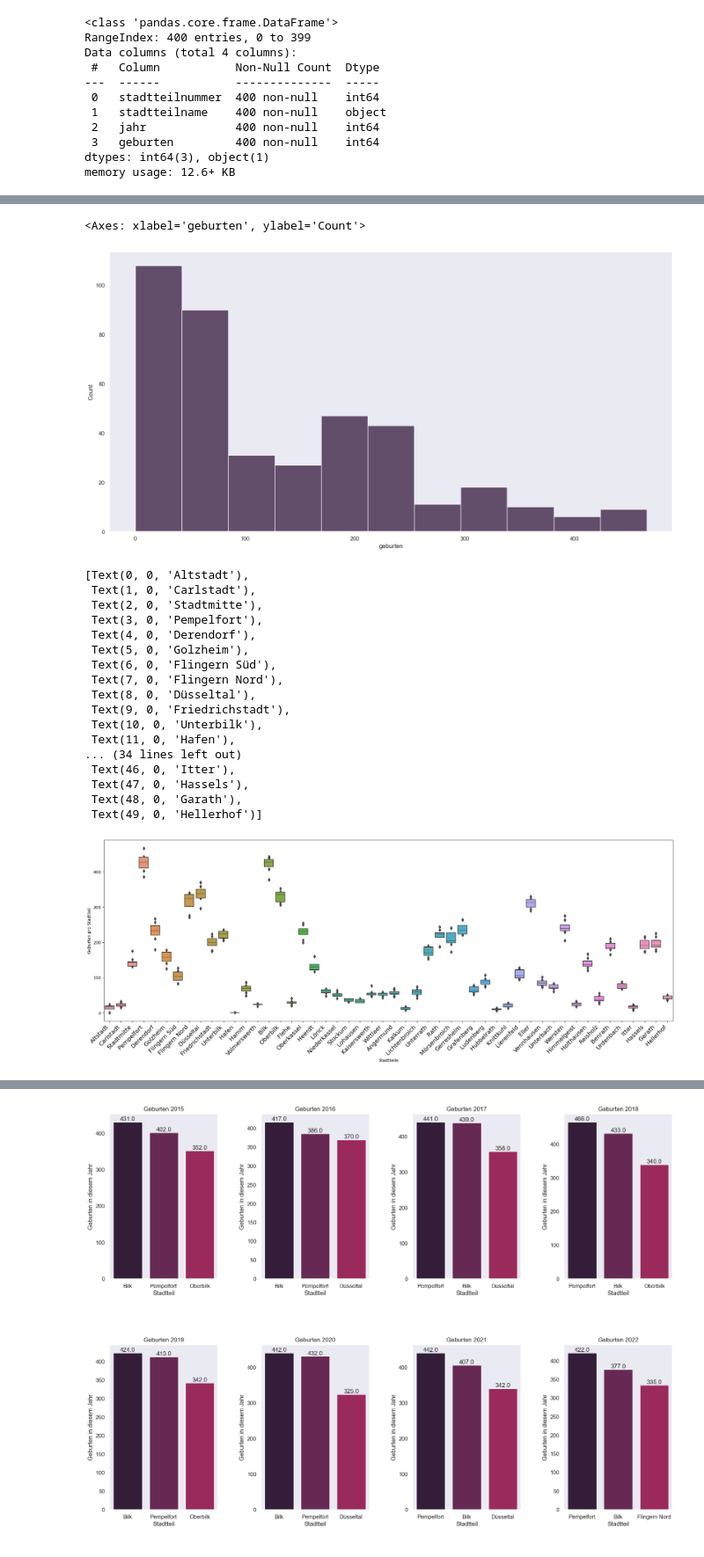
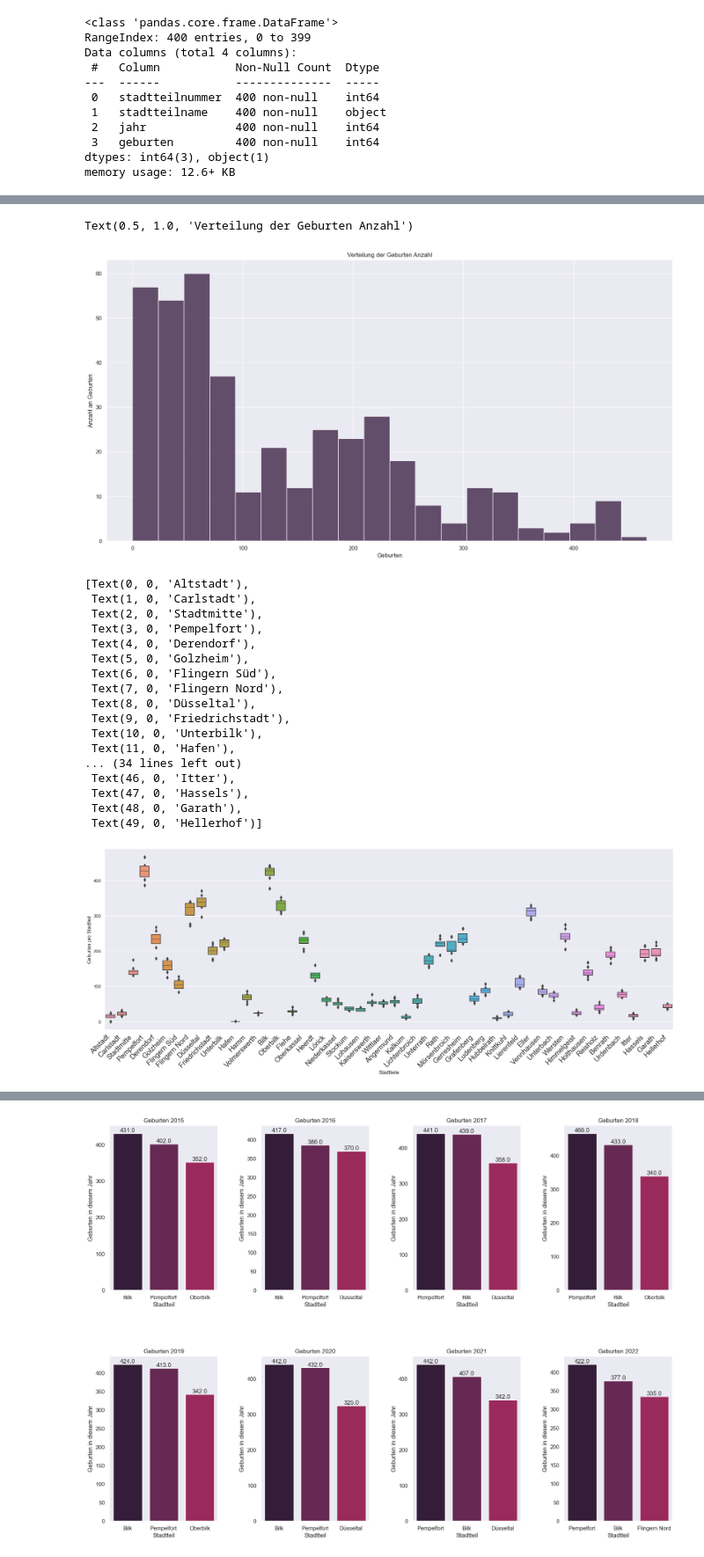
Before and after one commit to Drenaix/Births-in-Duesseldorf-2015-to-2022, a Jupyter notebook: geburten.ipynb, the cells around one changed output, grey strips where cells are left out. Shown at 88% size. Saved outputs shown, nothing was run; the diff lists cells and outputs as text; code cells hidden in the pictures.

```diff
--- a/geburten.ipynb
+++ b/geburten.ipynb
@@ -44,11 +47,18 @@ Text(0, 0.5, 'Geburten pro Jahr')
-# %%
-plt.figure(figsize=(20,10))
-sns.set_palette("rocket")
-sns.histplot(data=df, x="geburten")
-# %% [output]
-<Axes: xlabel='geburten', ylabel='Count'>
-[figure, removed]
+# %%
+sns.set_theme(style="darkgrid")
+sns.set_palette("rocket")
+mean = df.geburten.mean()
+
+plt.figure(figsize=(20,10))
+sns.histplot(data=df, x="geburten", bins=20)
+plt.xlabel("Geburten")
+plt.ylabel("Anzahl an Geburten")
+plt.title("Verteilung der Geburten Anzahl")
+# %% [output]
+Text(0.5, 1.0, 'Verteilung der Geburten Anzahl')
+[figure, added]
 # %%
+sns.color_palette("rocket", as_cmap=True)
 plt.figure(figsize=(25,8))
 box = sns.boxenplot(data=df, x="stadtteilname", y="geburten")
 plt.xlabel("Stadtteile")
@@ -75,7 +85,7 @@ fontsize='x-large')
  Text(47, 0, 'Hassels'),
  Text(48, 0, 'Garath'),
  Text(49, 0, 'Hellerhof')]
-[figure, old version]
+[figure, new version]
 # %%
 df.jahr.unique()
 df15 = df[(df.jahr == 2015)]
```
Also changed, not shown: parts of 8 cells of this notebook.
